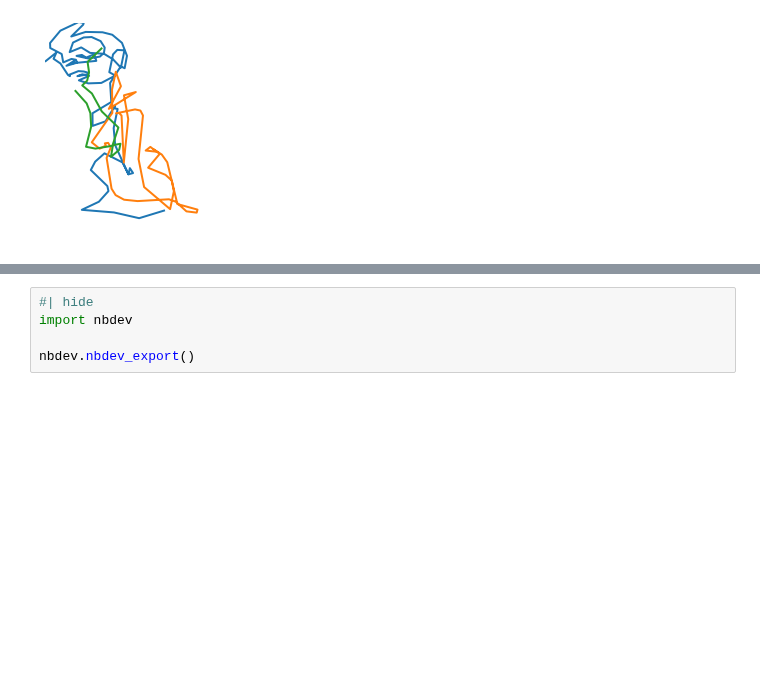
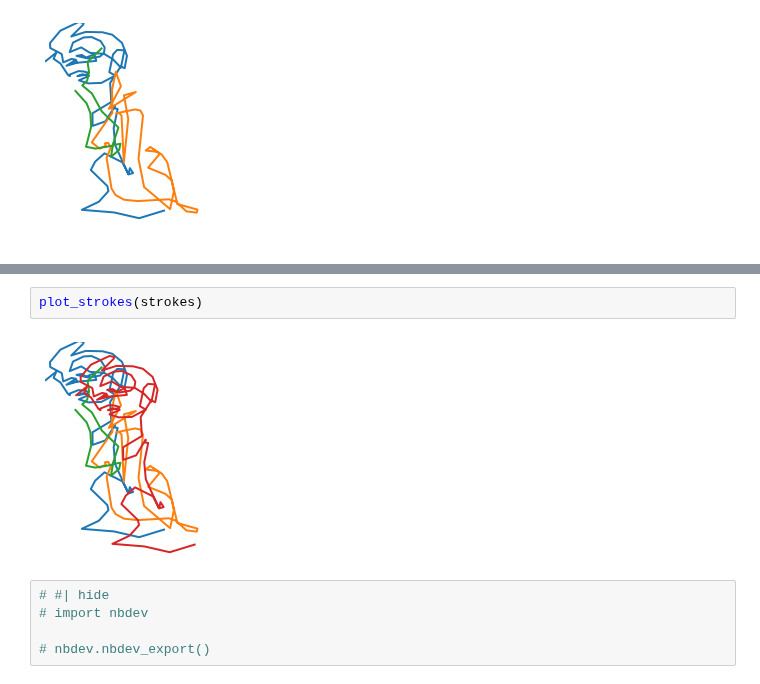
Before and after one commit to andrewlook/singleline_dataset, a Jupyter notebook: nbs/50_tokenize.ipynb, the cells around one changed output, grey strips where cells are left out. Saved outputs shown, nothing was run; the diff lists cells and outputs as text; blank space fills up the shorter version.

```diff
--- a/nbs/50_tokenize.ipynb
+++ b/nbs/50_tokenize.ipynb
@@ -525,5 +211,9 @@ Pushing split train to the Hub.
+# %%
+plot_strokes(strokes)
+# %% [output]
+[figure, added]
 # %%
-#| hide
-import nbdev
+# #| hide
+# import nbdev
 
-nbdev.nbdev_export()
+# nbdev.nbdev_export()
```
Also changed, not shown: parts of 44 cells of this notebook.
